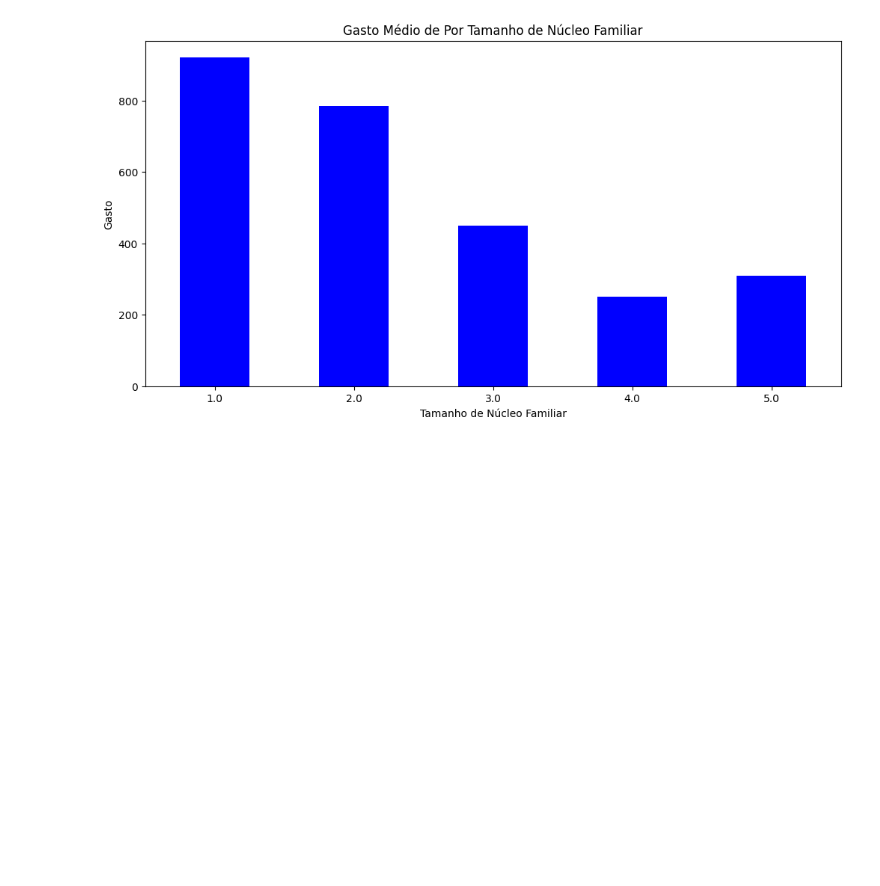
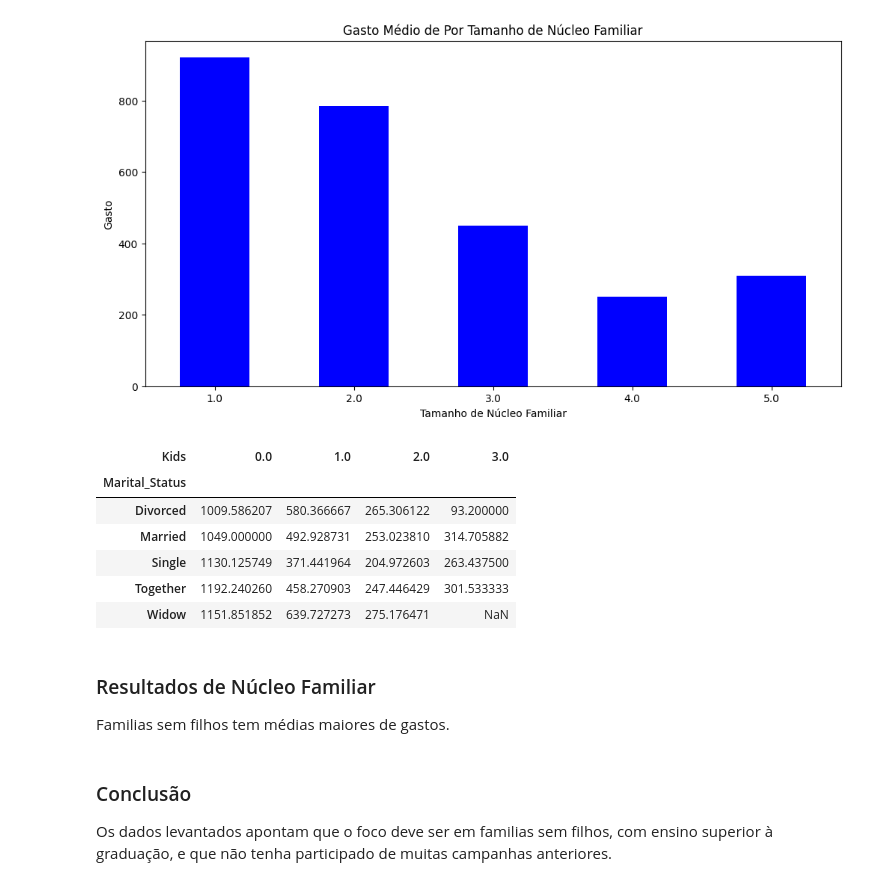
Before and after one commit to filipester/tecnicas_de_programacao_i, a Jupyter notebook: Aula_08.ipynb, the cells around one changed output. Saved outputs shown, nothing was run; the diff lists cells and outputs as text; code cells hidden in the pictures; blank space fills up the shorter version.

```diff
--- a/Aula_08.ipynb
+++ b/Aula_08.ipynb
@@ -384,3 +384,31 @@ plt.xticks(rotation=0)
 plt.show()
 # %% [output]
 [figure]
+# %%
+completo['Kids'] = completo_fam[['Kidhome', 'Teenhome']].sum(axis=1)
+
+kids = completo.copy()
+
+values_to_remove = ['Absurd', 'YOLO', 'Alone']
+
+kids= kids[~kids['Marital_Status'].isin(values_to_remove)]
+
+gasto_kids = kids.groupby(['Marital_Status', 'Kids'])['MntTotal'].mean()
+
+gasto_kids.unstack()
+# %% [output]
+| Kids | 0.0 | 1.0 | 2.0 | 3.0 |
+| Marital_Status |  |  |  |  |
+| Divorced | 1009.586207 | 580.366667 | 265.306122 | 93.200000 |
+| Married | 1049.000000 | 492.928731 | 253.023810 | 314.705882 |
+| Single | 1130.125749 | 371.441964 | 204.972603 | 263.437500 |
+| Together | 1192.240260 | 458.270903 | 247.446429 | 301.533333 |
+| Widow | 1151.851852 | 639.727273 | 275.176471 | NaN |
+# %% [markdown]
+### Resultados de Núcleo Familiar
+
+Familias sem filhos tem médias maiores de gastos.
+# %% [markdown]
+### Conclusão
+
+Os dados levantados apontam que o foco deve ser em familias sem filhos, com ensino superior à graduação, e que não tenha participado de muitas campanhas anteriores.
```
